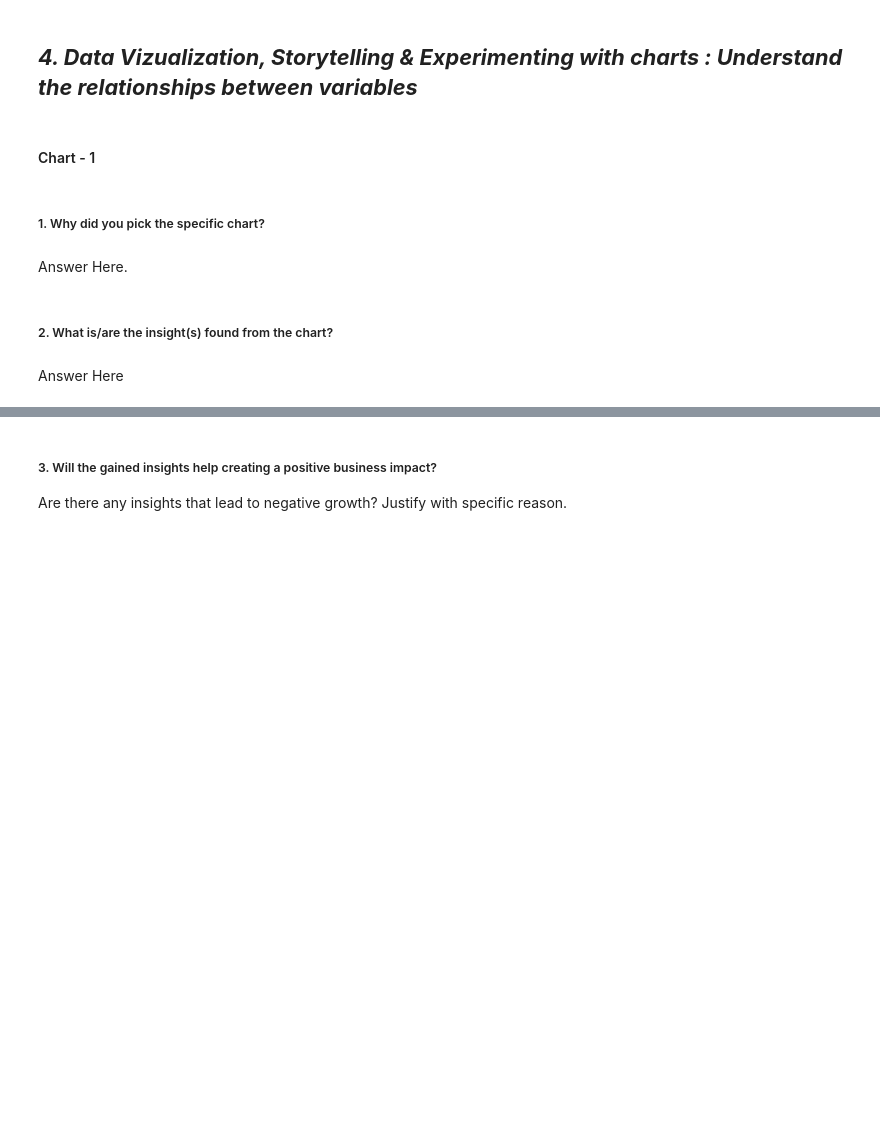
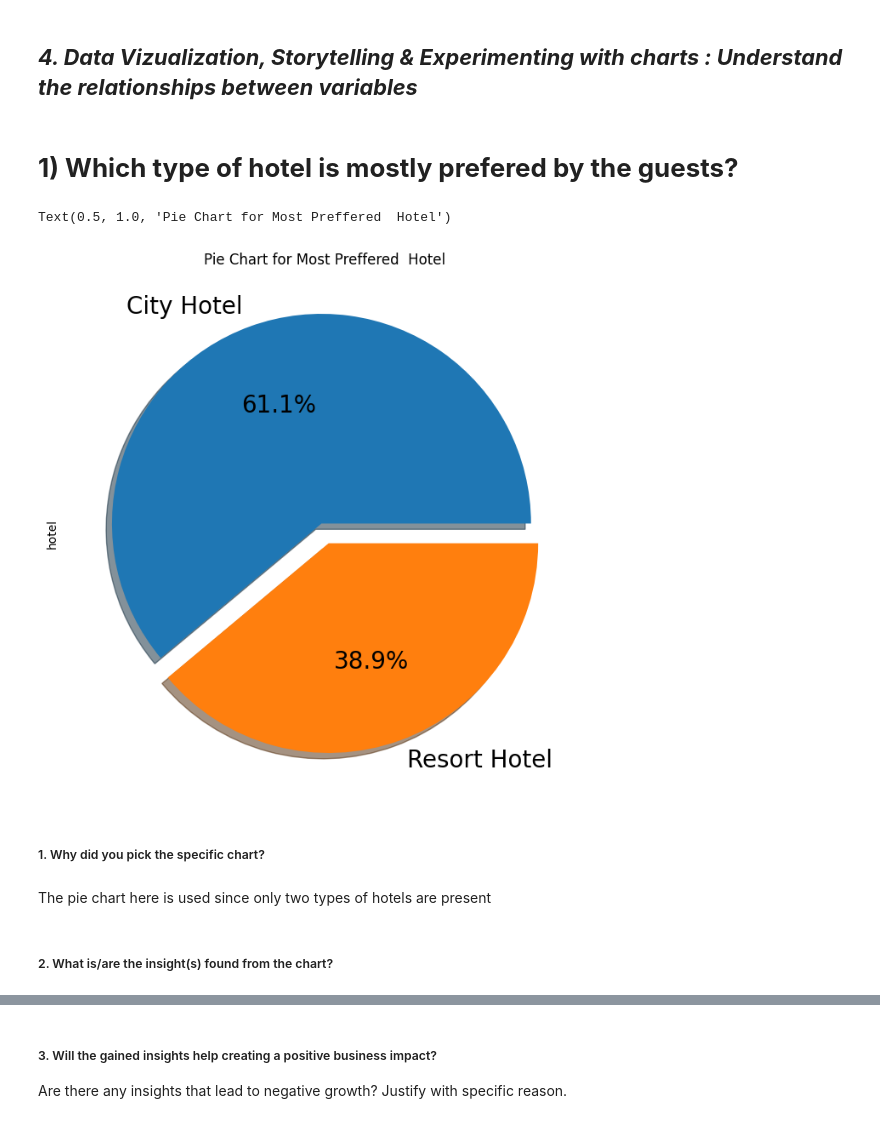
Before and after one commit to pranabrout/EDA-on-Hotel-Booking-Analysis, a Jupyter notebook: EDA_on_Hotel_Booking_Analysis_Capstone_Project_1.ipynb, the cells around one changed output, grey strips where cells are left out. Drawn from its saved outputs; the diff is of its cells as text; code cells hidden in the pictures; blank space fills up the shorter version.

```diff
--- a/EDA_on_Hotel_Booking_Analysis_Capstone_Project_1.ipynb
+++ b/EDA_on_Hotel_Booking_Analysis_Capstone_Project_1.ipynb
@@ -212,3 +321,6 @@ reservation_status_date : Date at which the last status was set. This variable c
+# %%
+# converting object type to datetime
+df1['reservation_status_date'] = pd.to_datetime(df1['reservation_status_date'], format = '%Y-%m-%d')
 # %% [markdown]
 ## 3. ***Data Wrangling***
 # %% [markdown]
@@ -239,3 +360,7 @@ df1.isna().sum().sort_values(ascending=False)[:5]
 ### What all manipulations have you done and insights you found?
 # %% [markdown]
 In this section the Duplicate rows and Missing values have been handled successfully.
+# %%
+# droppping all 166 rows in which addition of adults ,children and babies is 0. That simply means  no bookings were made.
+len(df1[df1['adults']+df1['babies']+df1['children']==0])
+df1.drop(df1[df1['adults']+df1['babies']+df1['children']==0].index,inplace=True)
@@ -241,0 +383,4 @@ In this section the Duplicate rows and Missing values have been handled successf
+# %%
+# Adding some new columns
+df1['total_people'] = df1['adults'] + df1['babies'] + df1['children']
+df1['total_stay'] = df1['stays_in_weekend_nights'] + df1['stays_in_week_nights']
@@ -242,4 +395,2 @@ In this section the Duplicate rows and Missing values have been handled successf
 # %% [markdown]
 ## ***4. Data Vizualization, Storytelling & Experimenting with charts : Understand the relationships between variables***
-# %% [markdown]
-#### Chart - 1
@@ -248,8 +397,16 @@ In this section the Duplicate rows and Missing values have been handled successf
+# %% [markdown]
+# **1) Which type of hotel is mostly prefered by the guests?**
+# %%
+# Chart - 1 visualization code
+# Visualizsing by Pie chart.
+df1['hotel'].value_counts().plot.pie(explode=[0.05, 0.05], autopct='%1.1f%%', shadow=True, figsize=(10,8),fontsize=20)
+plt.title('Pie Chart for Most Preffered  Hotel')
+# %% [output]
+Text(0.5, 1.0, 'Pie Chart for Most Preffered  Hotel')
+[figure, added]
 # %% [markdown]
 ##### 1. Why did you pick the specific chart?
-# %% [markdown]
-Answer Here.
+# %% [markdown]
+The pie chart here is used since only two types of hotels are present
 # %% [markdown]
 ##### 2. What is/are the insight(s) found from the chart?
-# %% [markdown]
-Answer Here
```
Also changed, not shown: parts of 66 cells of this notebook.
